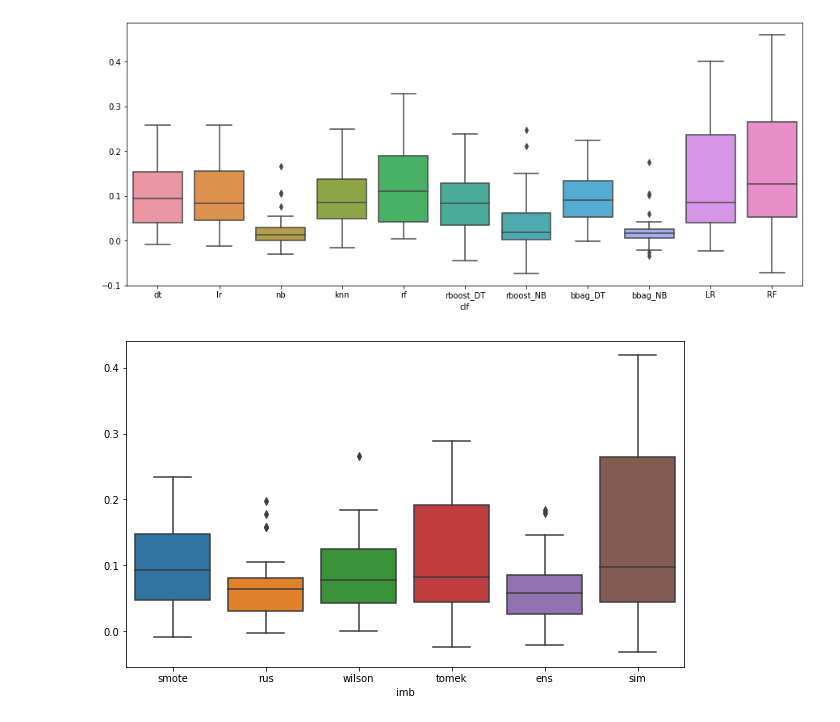
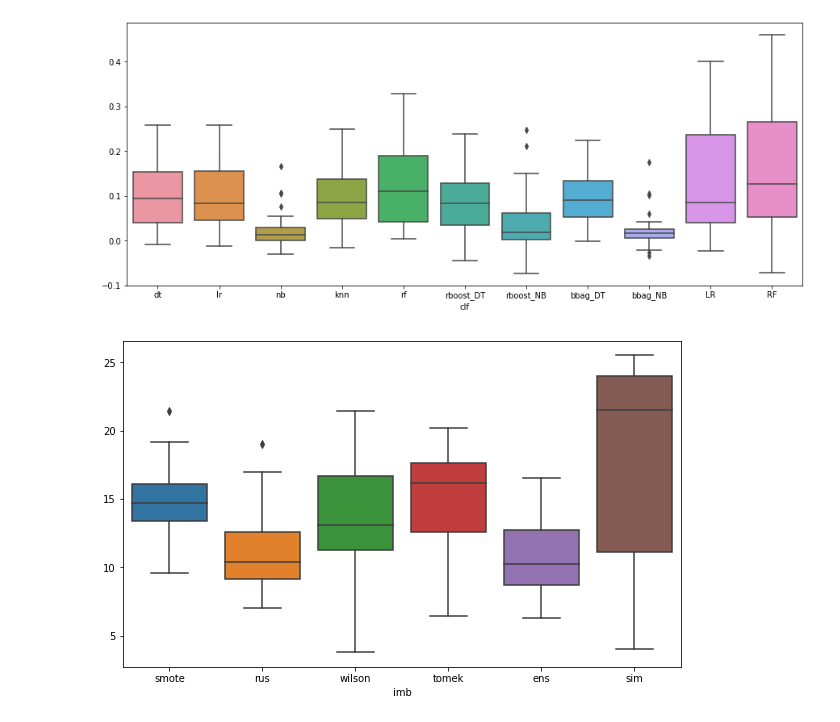
Before and after one commit to Shihab-Shahriar/analytics, a Jupyter notebook: Imb X Classifier - Analysis.ipynb, the cells around one changed output. Drawn from its saved outputs; the diff is of its cells as text; code cells hidden in the pictures.

```diff
--- a/Imb X Classifier - Analysis.ipynb
+++ b/Imb X Classifier - Analysis.ipynb
@@ -46,7 +42,6 @@ print(mat.shape)
 # %% [output]
 (32, 26)
 # %%
-res = mat.copy()
+rank = mat.copy()
 for d in mat.index:
-    res.loc[d] = rankdata(mat.loc[d])
-res
+    rank.loc[d] = rankdata(mat.loc[d])
@@ -127,6 +104,7 @@ sns.boxplot(data=mat.mean(level=1,axis=1));
 [figure]
 # %%
 plt.figure(figsize=(10,6))
-sns.boxplot(data=mat.mean(level=0,axis=1));
+fig = sns.boxplot(data=rank.mean(level=0,axis=1));
+fig.get_figure().savefig(f"figures/{boo}_imb_rank.svg",format='svg');
 # %% [output]
-[figure, old version]
+[figure, new version]
```
Also changed, not shown: parts of 8 cells of this notebook, 14 other files.
